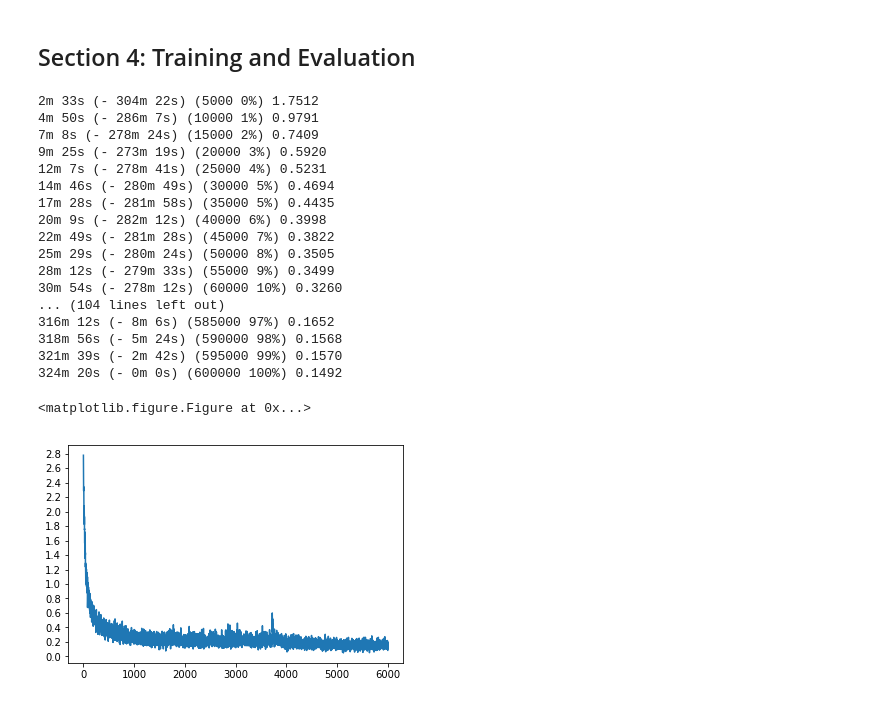
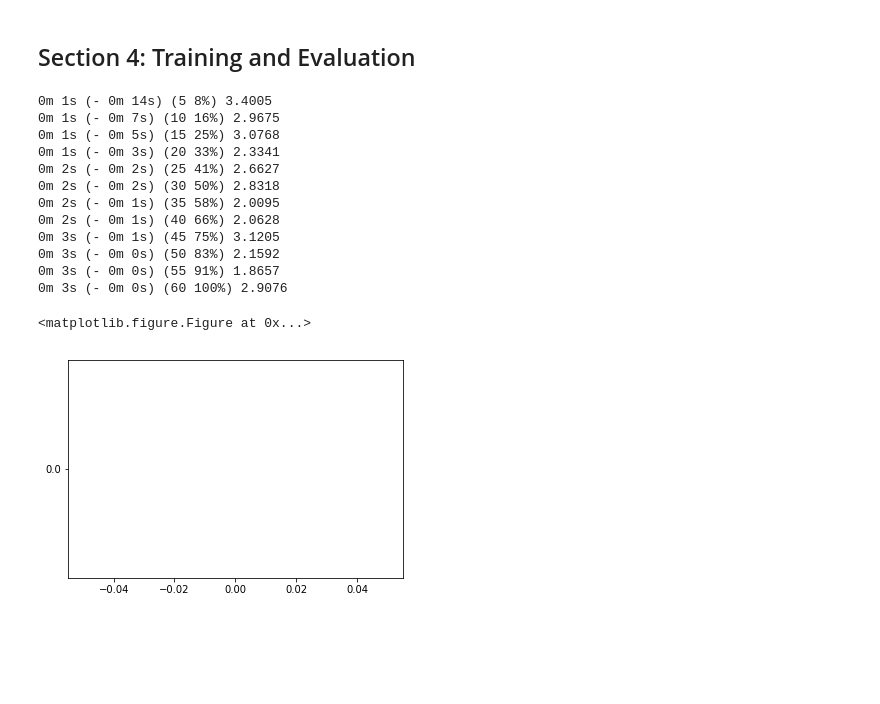
Before and after one commit to inesinspe/error-correction-rnn, a Jupyter notebook: RNN_HW.ipynb, the cells around one changed output. Drawn from its saved outputs; the diff is of its cells as text; code cells hidden in the pictures; blank space fills up the shorter version.

```diff
--- a/RNN_HW.ipynb
+++ b/RNN_HW.ipynb
@@ -55,0 +67,12 @@ Example dataset entry:
+# %%
+from nltk.corpus import reuters
+
+testsents = []
+for fileid in reuters.fileids():
+    for sent in reuters.sents(fileid):
+        testsents.append(sent)
+
+print('Number of words in dataset:\t', sum(len(sent) for sent in testsents))
+print('\nExample dataset entry:\n', testsents[195])
+
+testsents = testsents[:1000]
@@ -56,3 +84,5 @@ Example dataset entry:
+# %%
+allsents = sents + testsents
 # %% [markdown]
 ### 2.1 : Faulty Copy Machines
 
@@ -102,7 +132,7 @@ The replacement-character for a character will always be the same.
 # %%
 LISBOA_ERROR_PROB = 0.3
 
-charset = [char for sent in sents
+charset = [char for sent in allsents
                   for token in sent
                   for char in token]
 
@@ -110,7 +140,7 @@ charset = [char for sent in sents
 lisboa_char_map = {}
 for char in set(charset):
     lisboa_char_map[char] = random.choice(charset)
-charset = None
+
 def fcm_lisboa(original_sents, error_prob=0):
     copy_sents = []
     for original_sent in original_sents:
@@ -331,5 +361,8 @@ def prepareData(factor):
     return input_lang, output_lang, pairs
 
 input_lang, output_lang, pairs = prepareData(1)
+for char in charset:
+    input_lang.addWord(char)
+    output_lang.addWord(char)
 sents = None
 # %% [output]
@@ -634,36 +670,31 @@ def evaluateRandomly(encoder, decoder, n=10):
 # %%
 hidden_size = 256
 encoder1 = EncoderRNN(input_lang.n_chars, hidden_size).to(device)
 attn_decoder1 = DecoderRNN(hidden_size, output_lang.n_chars, dropout_p=0.1).to(device)
 
-points = trainIters(encoder1, attn_decoder1, 600000, print_every=5000)
+points = trainIters(encoder1, attn_decoder1, 60, print_every=5)
 plt.figure()
 fig, ax = plt.subplots()
 # this locator puts ticks at regular intervals
 loc = ticker.MultipleLocator(base=0.2)
 ax.yaxis.set_major_locator(loc)
 plt.plot(points)
 plt.show()
 # %% [output]
-2m 33s (- 304m 22s) (5000 0%) 1.7512
-4m 50s (- 286m 7s) (10000 1%) 0.9791
-7m 8s (- 278m 24s) (15000 2%) 0.7409
-9m 25s (- 273m 19s) (20000 3%) 0.5920
-12m 7s (- 278m 41s) (25000 4%) 0.5231
-14m 46s (- 280m 49s) (30000 5%) 0.4694
-17m 28s (- 281m 58s) (35000 5%) 0.4435
-20m 9s (- 282m 12s) (40000 6%) 0.3998
-22m 49s (- 281m 28s) (45000 7%) 0.3822
-25m 29s (- 280m 24s) (50000 8%) 0.3505
-28m 12s (- 279m 33s) (55000 9%) 0.3499
-30m 54s (- 278m 12s) (60000 10%) 0.3260
-... (104 lines left out)
-316m 12s (- 8m 6s) (585000 97%) 0.1652
-318m 56s (- 5m 24s) (590000 98%) 0.1568
-321m 39s (- 2m 42s) (595000 99%) 0.1570
-324m 20s (- 0m 0s) (600000 100%) 0.1492
+0m 1s (- 0m 14s) (5 8%) 3.4005
+0m 1s (- 0m 7s) (10 16%) 2.9675
+0m 1s (- 0m 5s) (15 25%) 3.0768
+0m 1s (- 0m 3s) (20 33%) 2.3341
+0m 2s (- 0m 2s) (25 41%) 2.6627
+0m 2s (- 0m 2s) (30 50%) 2.8318
+0m 2s (- 0m 1s) (35 58%) 2.0095
+0m 2s (- 0m 1s) (40 66%) 2.0628
+0m 3s (- 0m 1s) (45 75%) 3.1205
+0m 3s (- 0m 0s) (50 83%) 2.1592
+0m 3s (- 0m 0s) (55 91%) 1.8657
+0m 3s (- 0m 0s) (60 100%) 2.9076
 <matplotlib.figure.Figure at 0x...>
-[figure, old version]
+[figure, new version]
 # %%
 evaluateRandomly(encoder1, attn_decoder1)
 # %% [output]
```
Also changed, not shown: parts of 16 cells of this notebook.
